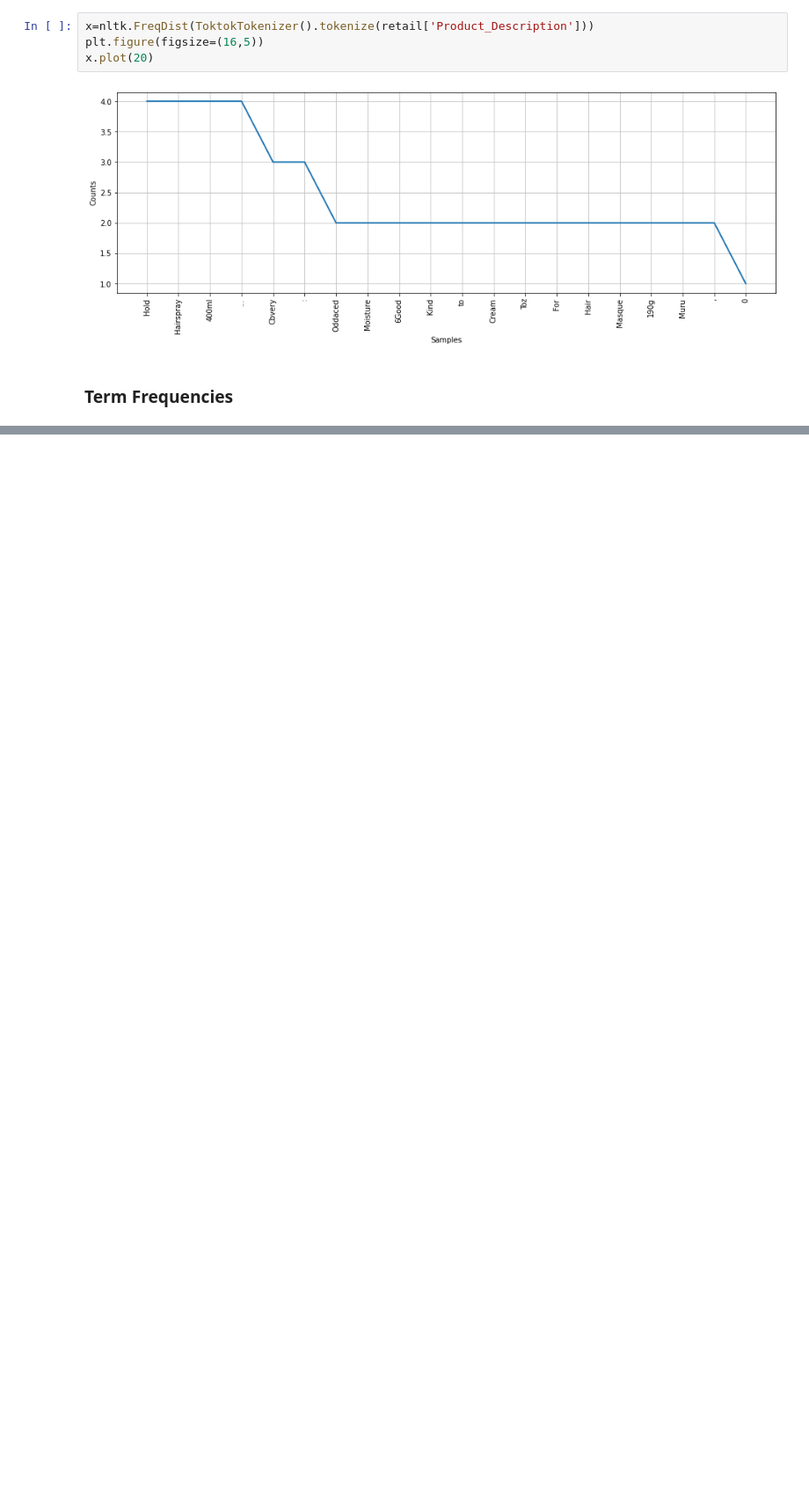
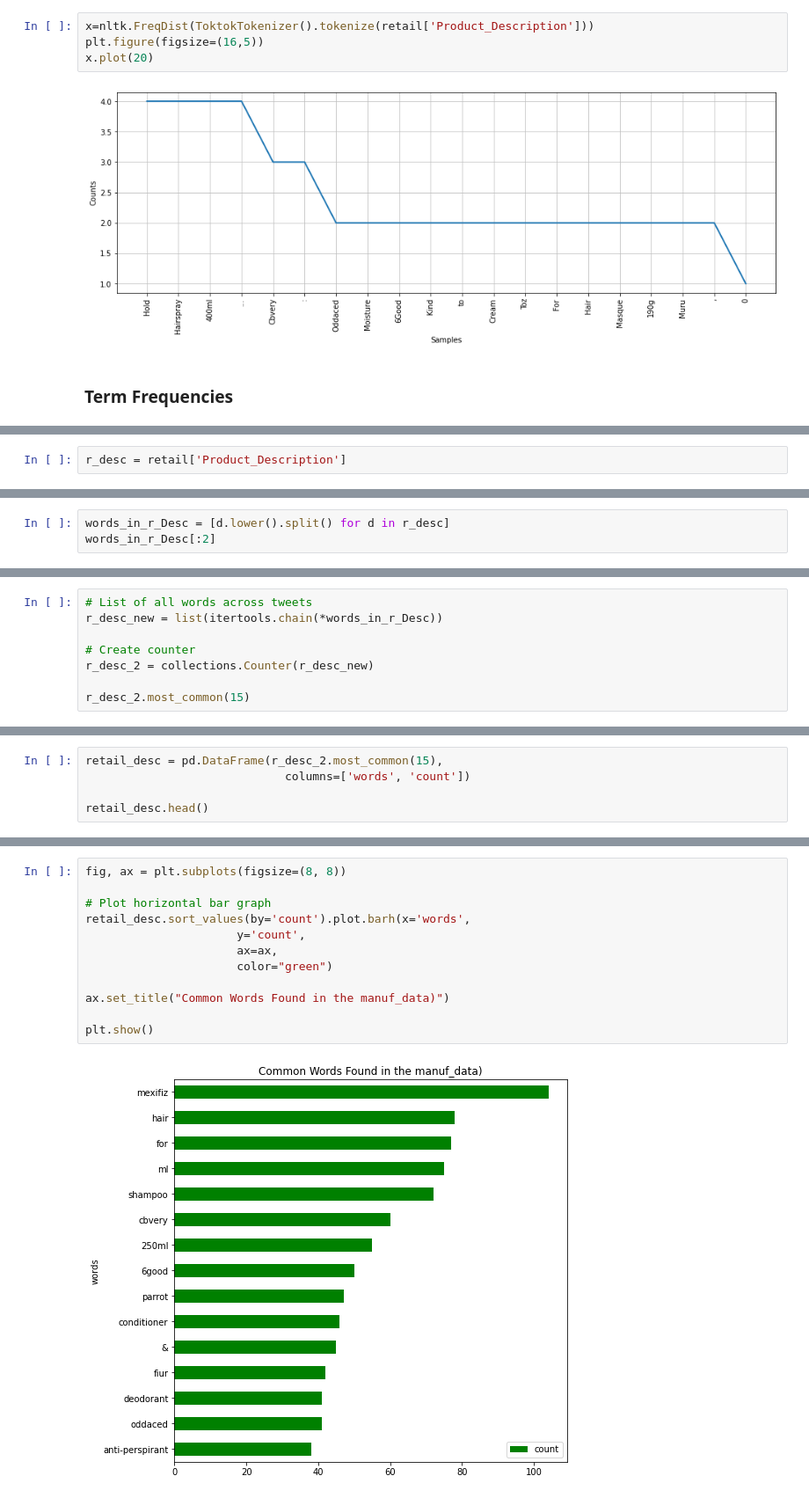
Before and after one commit to buddhadeb33/My-Assignments, a Jupyter notebook: Tredence_Assignment.ipynb, the cells around one changed output, grey strips where cells are left out. Shown: that part at 88% size. Cells and saved outputs as stored; diff of their text form; blank space fills up the shorter version.

```diff
--- a/Tredence_Assignment.ipynb
+++ b/Tredence_Assignment.ipynb
@@ -228,0 +327,2 @@ retail.head()
+# %%
+r_desc = retail['Product_Description']
@@ -228,0 +344,3 @@ retail.head()
+# %%
+words_in_r_Desc = [d.lower().split() for d in r_desc]
+words_in_r_Desc[:2]
@@ -228,0 +350,8 @@ retail.head()
+# %%
+# List of all words across tweets
+r_desc_new = list(itertools.chain(*words_in_r_Desc))
+
+# Create counter
+r_desc_2 = collections.Counter(r_desc_new)
+
+r_desc_2.most_common(15)
@@ -228,0 +374,5 @@ retail.head()
+# %%
+retail_desc = pd.DataFrame(r_desc_2.most_common(15),
+                             columns=['words', 'count'])
+
+retail_desc.head()
@@ -228,0 +386,14 @@ retail.head()
+# %%
+fig, ax = plt.subplots(figsize=(8, 8))
+
+# Plot horizontal bar graph
+retail_desc.sort_values(by='count').plot.barh(x='words',
+                      y='count',
+                      ax=ax,
+                      color="green")
+
+ax.set_title("Common Words Found in the manuf_data)")
+
+plt.show()
+# %% [output]
+[figure, added]
```
Also changed, not shown: parts of 27 cells of this notebook.
